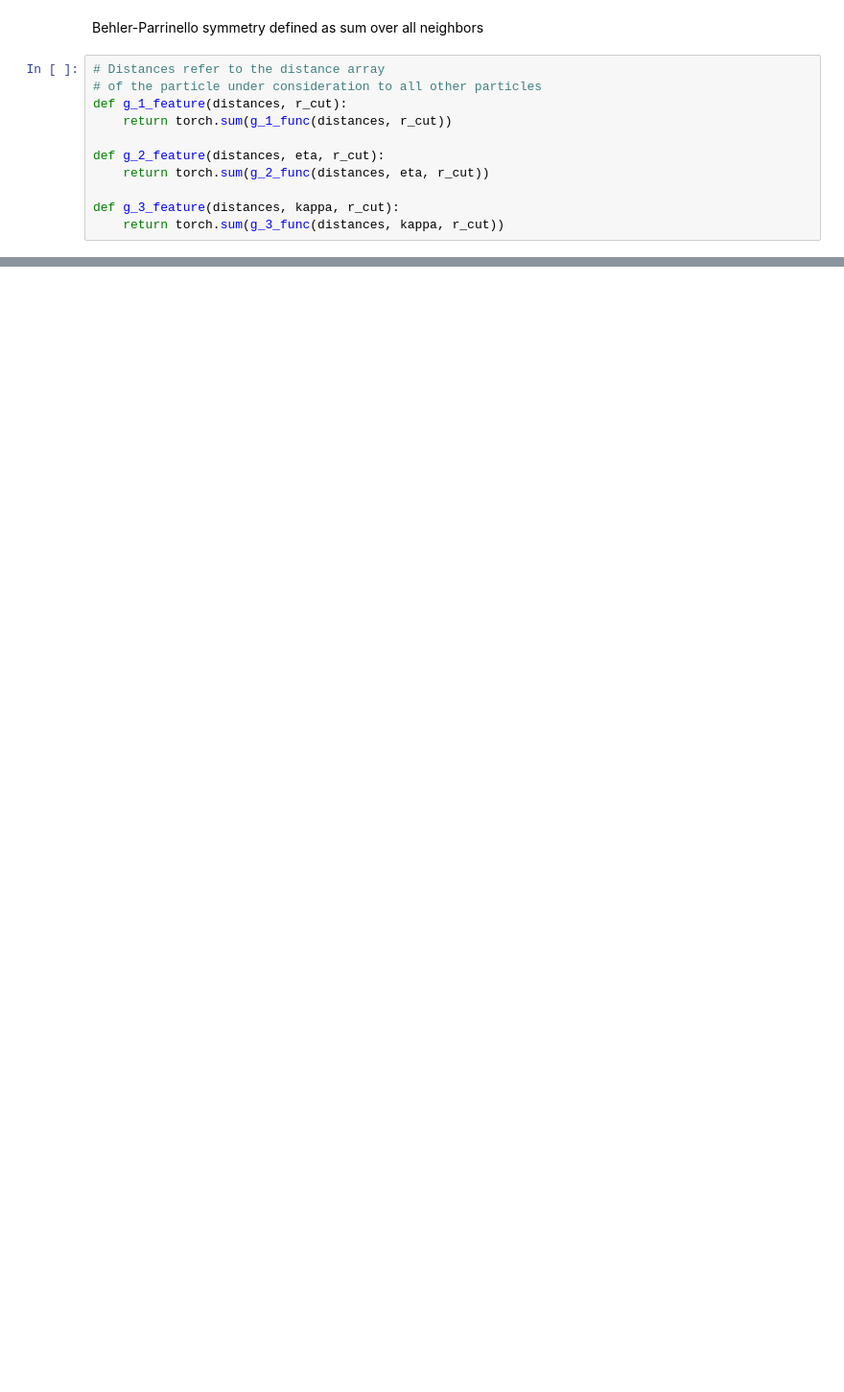
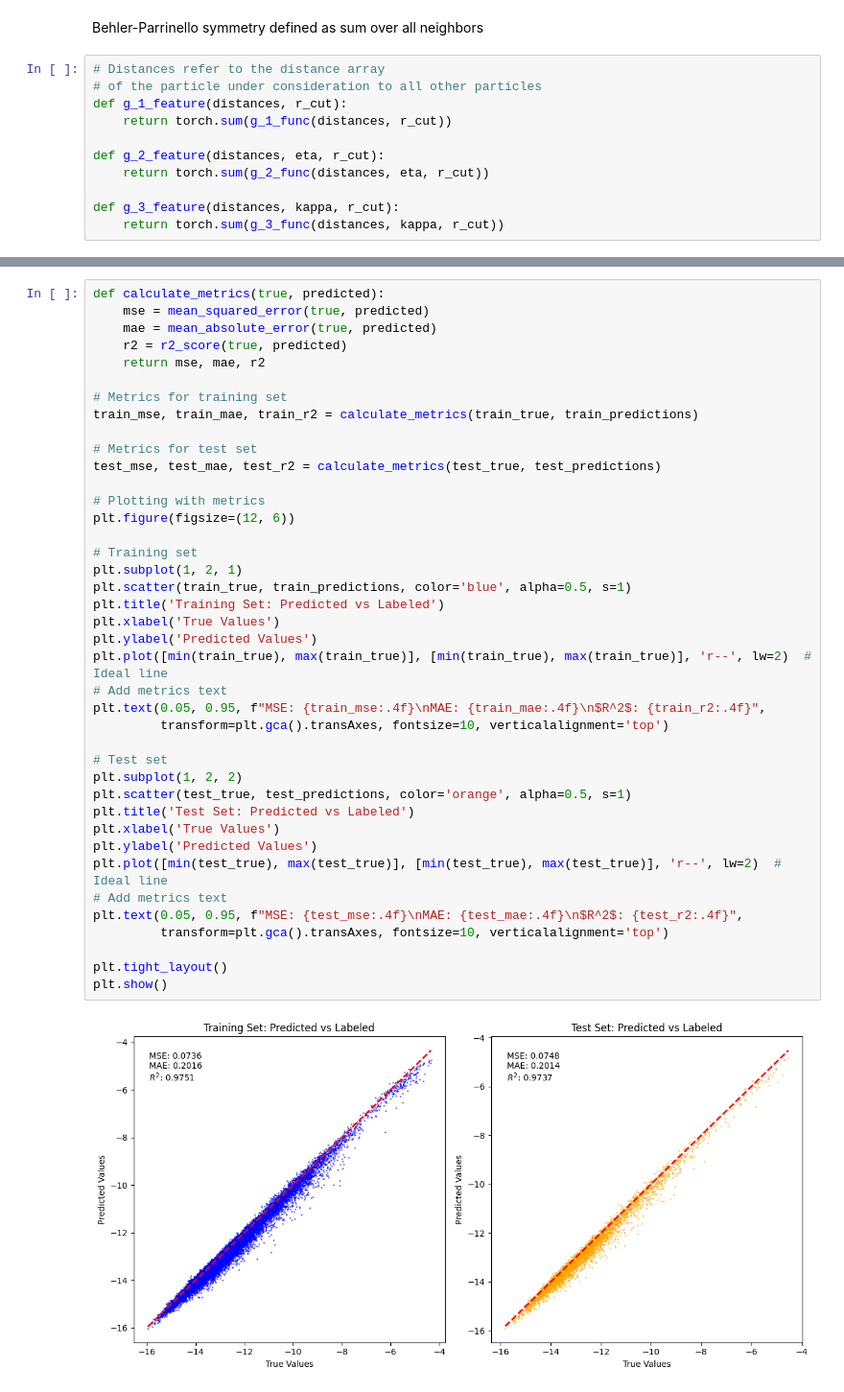
Before and after one commit to iceplant/ml_for_mol_sim, a Jupyter notebook: hw09/lj_BPnet.ipynb, the cells around one changed output, grey strips where cells are left out. Shown at 96% size. Saved outputs shown, nothing was run; the diff lists cells and outputs as text; blank space fills up the shorter version.

```diff
--- a/hw09/lj_BPnet.ipynb
+++ b/hw09/lj_BPnet.ipynb
@@ -465,0 +919,42 @@ g_1_func(distances)
+# %%
+def calculate_metrics(true, predicted):
+    mse = mean_squared_error(true, predicted)
+    mae = mean_absolute_error(true, predicted)
+    r2 = r2_score(true, predicted)
+    return mse, mae, r2
+
+# Metrics for training set
+train_mse, train_mae, train_r2 = calculate_metrics(train_true, train_predictions)
+
+# Metrics for test set
+test_mse, test_mae, test_r2 = calculate_metrics(test_true, test_predictions)
+
+# Plotting with metrics
+plt.figure(figsize=(12, 6))
+
+# Training set
+plt.subplot(1, 2, 1)
+plt.scatter(train_true, train_predictions, color='blue', alpha=0.5, s=1)
+plt.title('Training Set: Predicted vs Labeled')
+plt.xlabel('True Values')
+plt.ylabel('Predicted Values')
+plt.plot([min(train_true), max(train_true)], [min(train_true), max(train_true)], 'r--', lw=2)  # Ideal line
+# Add metrics text
+plt.text(0.05, 0.95, f"MSE: {train_mse:.4f}\nMAE: {train_mae:.4f}\n$R^2$: {train_r2:.4f}",
+         transform=plt.gca().transAxes, fontsize=10, verticalalignment='top')
+
+# Test set
+plt.subplot(1, 2, 2)
+plt.scatter(test_true, test_predictions, color='orange', alpha=0.5, s=1)
+plt.title('Test Set: Predicted vs Labeled')
+plt.xlabel('True Values')
+plt.ylabel('Predicted Values')
+plt.plot([min(test_true), max(test_true)], [min(test_true), max(test_true)], 'r--', lw=2)  # Ideal line
+# Add metrics text
+plt.text(0.05, 0.95, f"MSE: {test_mse:.4f}\nMAE: {test_mae:.4f}\n$R^2$: {test_r2:.4f}",
+         transform=plt.gca().transAxes, fontsize=10, verticalalignment='top')
+
+plt.tight_layout()
+plt.show()
+# %% [output]
+[figure, added]
```
Also changed, not shown: parts of 37 cells of this notebook.
